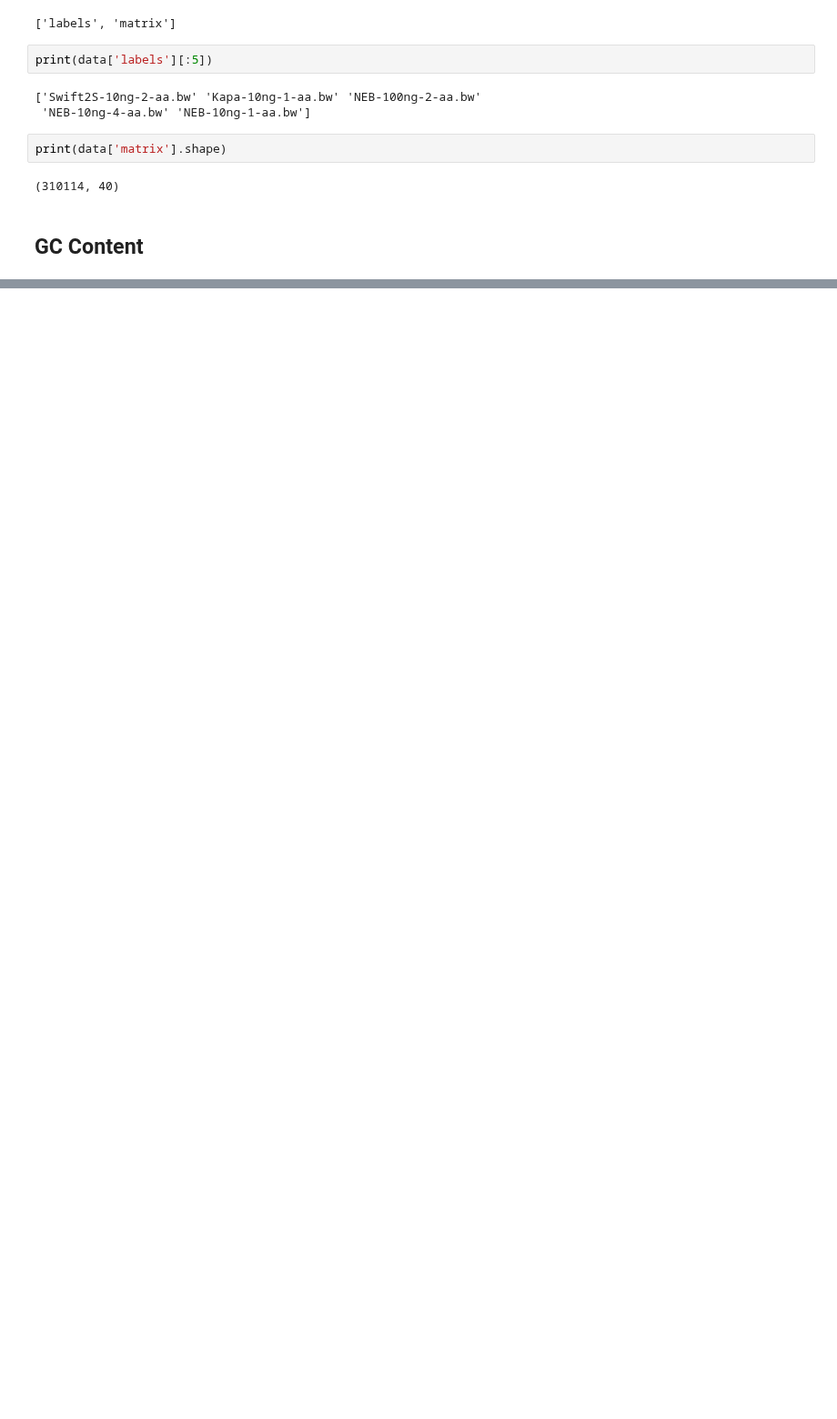
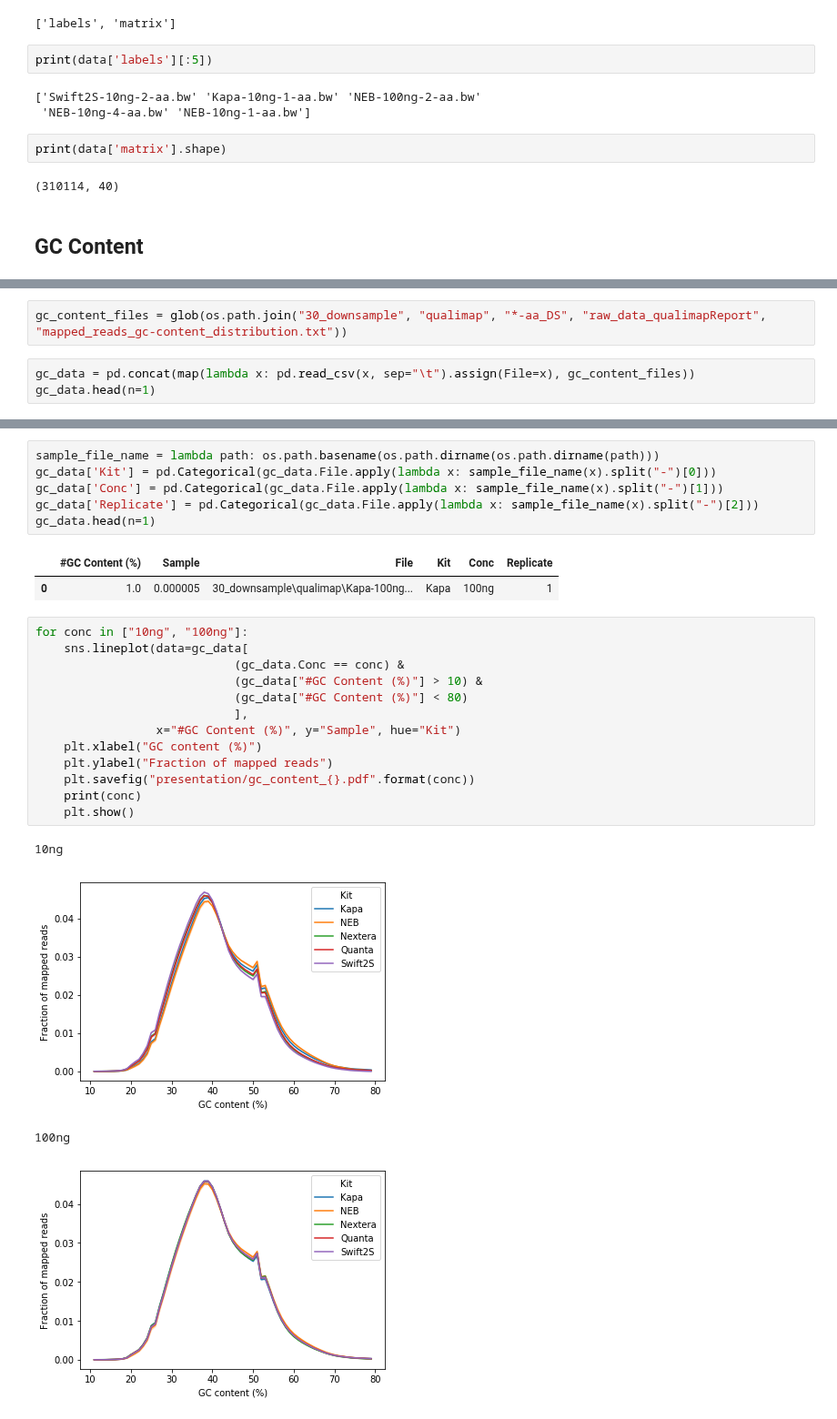
Before and after one commit to fa2k/comparison, a Jupyter notebook: Deeptools_coverage_analysis.ipynb, the cells around one changed output, grey strips where cells are left out. Shown at 91% size. Cells and saved outputs as stored; diff of their text form; blank space fills up the shorter version.

Commit message:
Added GC content plots etc

```diff
--- a/Deeptools_coverage_analysis.ipynb
+++ b/Deeptools_coverage_analysis.ipynb
@@ -186,0 +179,5 @@ plt.plot(mat[:, 2])
+# %%
+gc_content_files = glob(os.path.join("30_downsample", "qualimap", "*-aa_DS", "raw_data_qualimapReport", "mapped_reads_gc-content_distribution.txt"))
+# %%
+gc_data = pd.concat(map(lambda x: pd.read_csv(x, sep="\t").assign(File=x), gc_content_files))
+gc_data.head(n=1)
@@ -186,0 +187,27 @@ plt.plot(mat[:, 2])
+# %%
+sample_file_name = lambda path: os.path.basename(os.path.dirname(os.path.dirname(path)))
+gc_data['Kit'] = pd.Categorical(gc_data.File.apply(lambda x: sample_file_name(x).split("-")[0]))
+gc_data['Conc'] = pd.Categorical(gc_data.File.apply(lambda x: sample_file_name(x).split("-")[1]))
+gc_data['Replicate'] = pd.Categorical(gc_data.File.apply(lambda x: sample_file_name(x).split("-")[2]))
+gc_data.head(n=1)
+# %% [output]
+|  | #GC Content (%) | Sample | File | Kit | Conc | Replicate |
+| 0 | 1.0 | 0.000005 | 30_downsample\qualimap\Kapa-100ng... | Kapa | 100ng | 1 |
+# %%
+for conc in ["10ng", "100ng"]:
+    sns.lineplot(data=gc_data[
+                            (gc_data.Conc == conc) &
+                            (gc_data["#GC Content (%)"] > 10) &
+                            (gc_data["#GC Content (%)"] < 80)
+                            ],
+                 x="#GC Content (%)", y="Sample", hue="Kit")
+    plt.xlabel("GC content (%)")
+    plt.ylabel("Fraction of mapped reads")
+    plt.savefig("presentation/gc_content_{}.pdf".format(conc))
+    print(conc)
+    plt.show()
+# %% [output]
+10ng
+[figure, added]
+100ng
+[figure, added]
```
Also changed, not shown: parts of 14 cells of this notebook.
